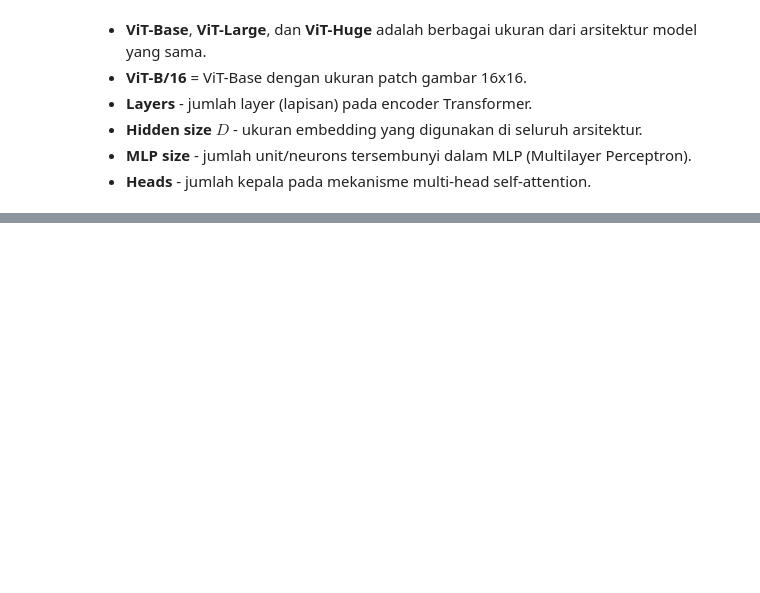
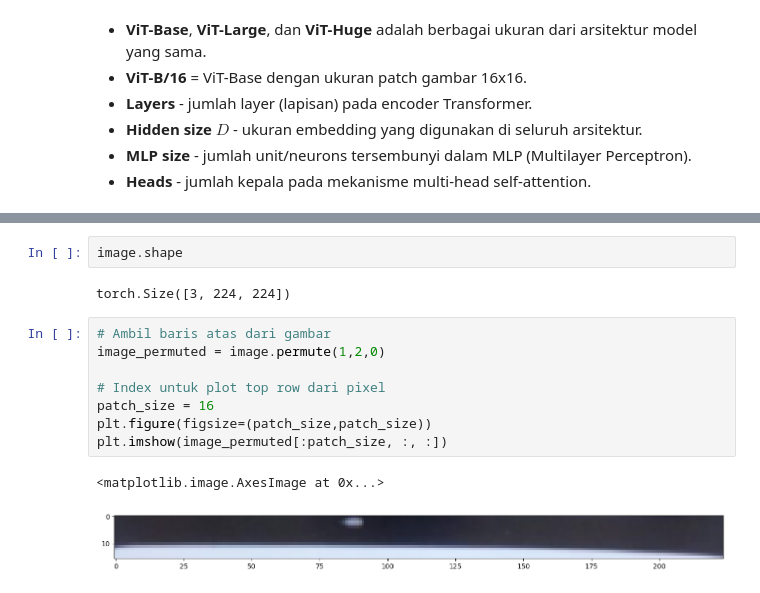
Before and after one commit to SiPilip/pytorch_course, a Jupyter notebook: 08_pytorch_paper_replicating/08_pytorch_paper_replicating.ipynb, the cells around one changed output, grey strips where cells are left out. Cells and saved outputs as stored; diff of their text form; blank space fills up the shorter version.

```diff
--- a/08_pytorch_paper_replicating/08_pytorch_paper_replicating.ipynb
+++ b/08_pytorch_paper_replicating/08_pytorch_paper_replicating.ipynb
@@ -262,0 +294,15 @@ _Note:_
+# %%
+image.shape
+# %% [output]
+torch.Size([3, 224, 224])
+# %%
+# Ambil baris atas dari gambar
+image_permuted = image.permute(1,2,0)
+
+# Index untuk plot top row dari pixel
+patch_size = 16
+plt.figure(figsize=(patch_size,patch_size))
+plt.imshow(image_permuted[:patch_size, :, :])
+# %% [output]
+<matplotlib.image.AxesImage at 0x...>
+[figure, added]
```
Also changed, not shown: parts of 8 cells of this notebook.
